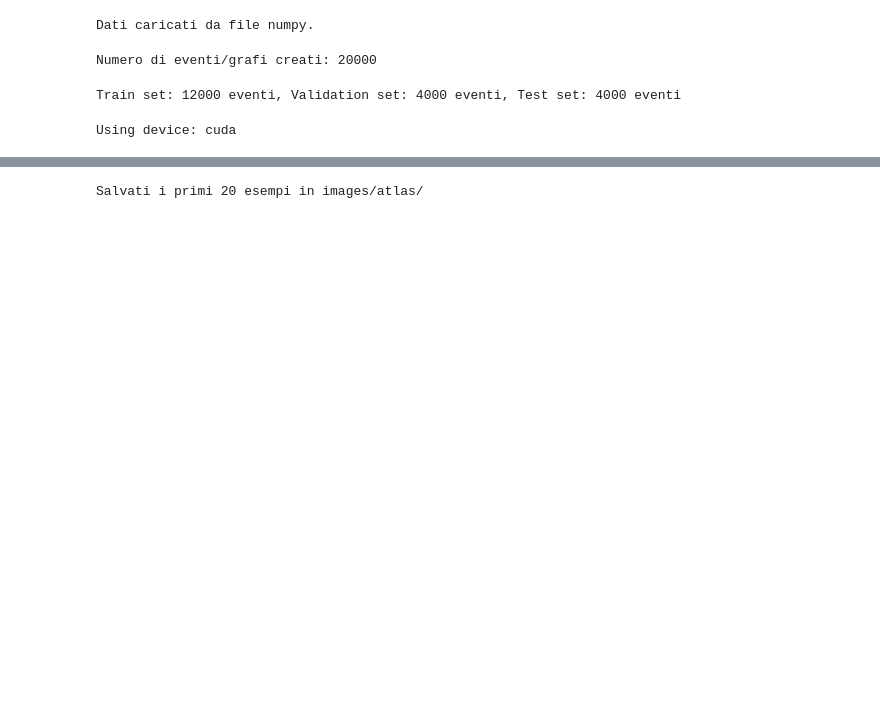
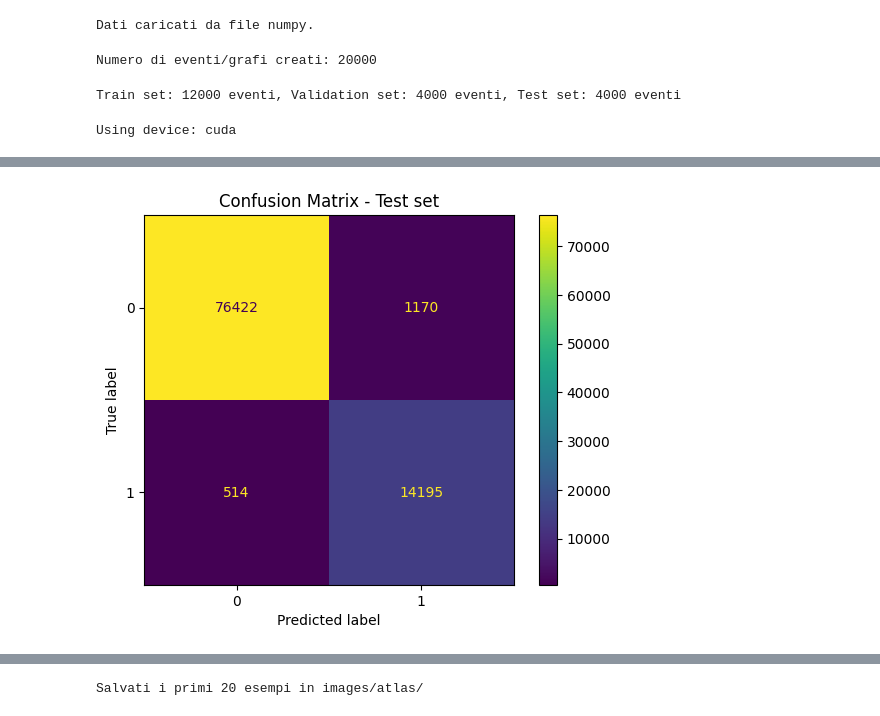
Before and after one commit to simoneyang0/AML-Mimega, a Jupyter notebook: atlas.ipynb, the cells around one changed output, grey strips where cells are left out. Saved outputs shown, nothing was run; the diff lists cells and outputs as text; code cells hidden in the pictures; blank space fills up the shorter version.

```diff
--- a/atlas.ipynb
+++ b/atlas.ipynb
@@ -94,11 +102,12 @@ for dataset in [train_graphs, val_graphs, test_graphs]:
         data.x = torch.tensor(normalize_features(data.x.numpy(), mean, std), dtype=torch.float)
 # %%
 
-# === Modello GNN ===
-channels = 4  # total_charge, mean_x, mean_time, n_strips
+# =============================================================================
+# DEFINIZIONE MODELLO GNN
+# =============================================================================
 
 class GNN(nn.Module):
-    def __init__(self, in_channels=channels, hidden_channels=64, out_channels=1, num_layers=3, dropout=0.2):
+    def __init__(self, in_channels=4, hidden_channels=64, out_channels=1, num_layers=3, dropout=0.2):
         super().__init__()
         self.pre_mlp = nn.Sequential(
             nn.Linear(in_channels, hidden_channels),
@@ -149,9 +136,12 @@ def evaluate_metrics(model, loader, device):
 # %%
-# === Inizializzazione e loss ===
+# =============================================================================
+# INIZIALIZZAZIONE E LOSS
+# =============================================================================
+
 device = torch.device("cuda" if torch.cuda.is_available() else "cpu")
 print(f"Using device: {device}")
 
-model = GNN(hidden_channels=32, out_channels=1, num_layers=4, dropout=0.5).to(device)
+model = GNN(in_channels=4, hidden_channels=32, out_channels=1, num_layers=4, dropout=0.5).to(device)
 optimizer = torch.optim.Adam(model.parameters(), lr=1e-3, weight_decay=1e-5)
 loss_fn = nn.BCEWithLogitsLoss()
 
@@ -161,7 +151,10 @@ test_loader = DataLoader(test_graphs, batch_size=16)
 # %% [output]
 Using device: cuda
 # %%
-# === Funzioni di checkpoint ===
+# =============================================================================
+# SALVATAGGIO E CARICAMENTO MODELLO
+# =============================================================================
+
 def save_checkpoint(model, optimizer, epoch, path):
     os.makedirs(os.path.dirname(path), exist_ok=True)
     torch.save({
@@ -190,5 +183,5 @@ def load_model(model, optimizer, checkpoint_path, load_checkpoint=True):
 
 checkpoint_path = "gnn_model/atlas/checkpoint.pt"
 model_path = "gnn_model/atlas/model.pt"
-model, optimizer, start_epoch = load_model(model, optimizer, checkpoint_path, load_checkpoint=False)
+model, optimizer, start_epoch = load_model(model, optimizer, checkpoint_path, load_checkpoint=True)
 # %% [output]
@@ -260,0 +287,26 @@ Test metrics - Acc: 0.982 Prec: 0.932 Rec: 0.960 F1: 0.946
+# %%
+# =============================================================================
+#  Confusion Matrix
+# =============================================================================
+
+# Ottieni predizioni e label su tutto il test set
+all_preds = []
+all_labels = []
+with torch.no_grad():
+    for data in test_loader:
+        data = data.to(device)
+        out = torch.sigmoid(model(data))
+        preds = (out > 0.5).long().cpu().numpy()
+        labels = data.y.cpu().numpy()
+        all_preds.append(preds)
+        all_labels.append(labels)
+all_preds = np.concatenate(all_preds)
+all_labels = np.concatenate(all_labels)
+
+cm = confusion_matrix(all_labels, all_preds)
+disp = ConfusionMatrixDisplay(confusion_matrix=cm)
+disp.plot()
+plt.title("Confusion Matrix - Test set")
+plt.show()
+# %% [output]
+[figure, added]
```
Also changed, not shown: parts of 13 cells of this notebook, 1 other file.
